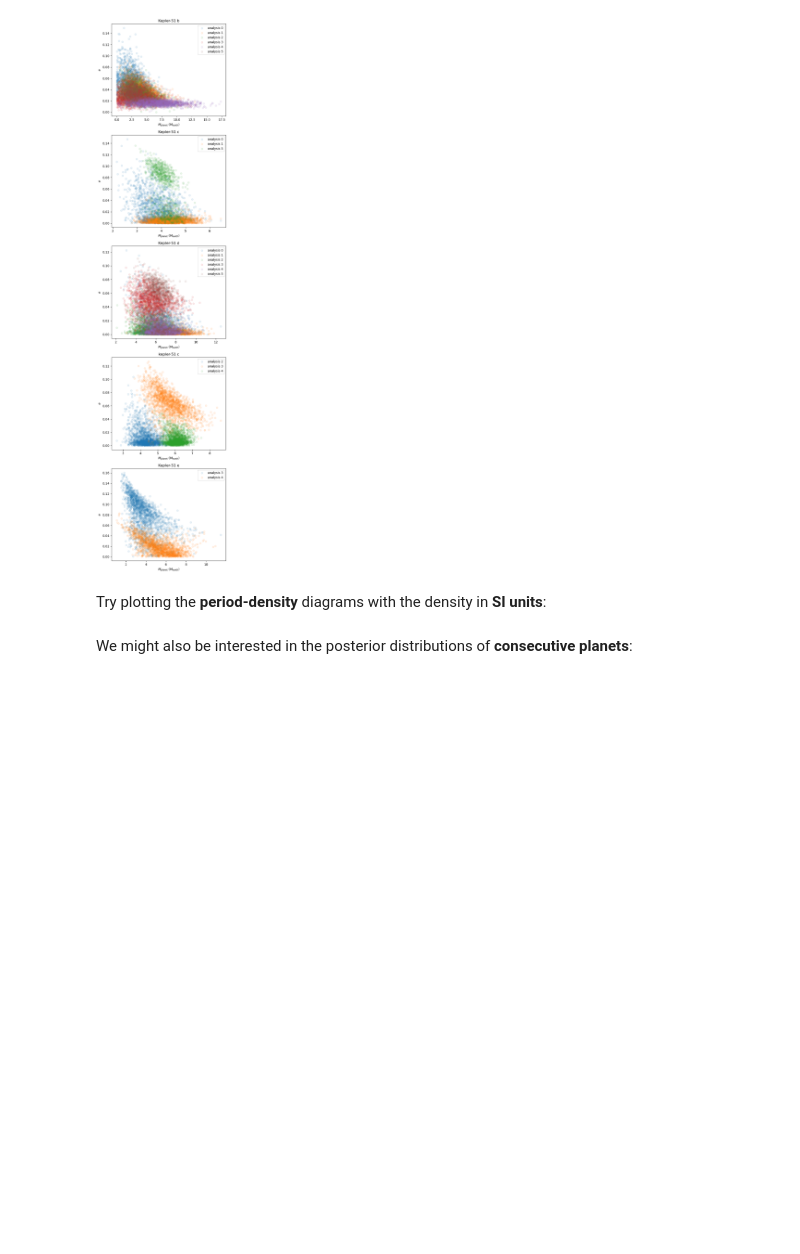
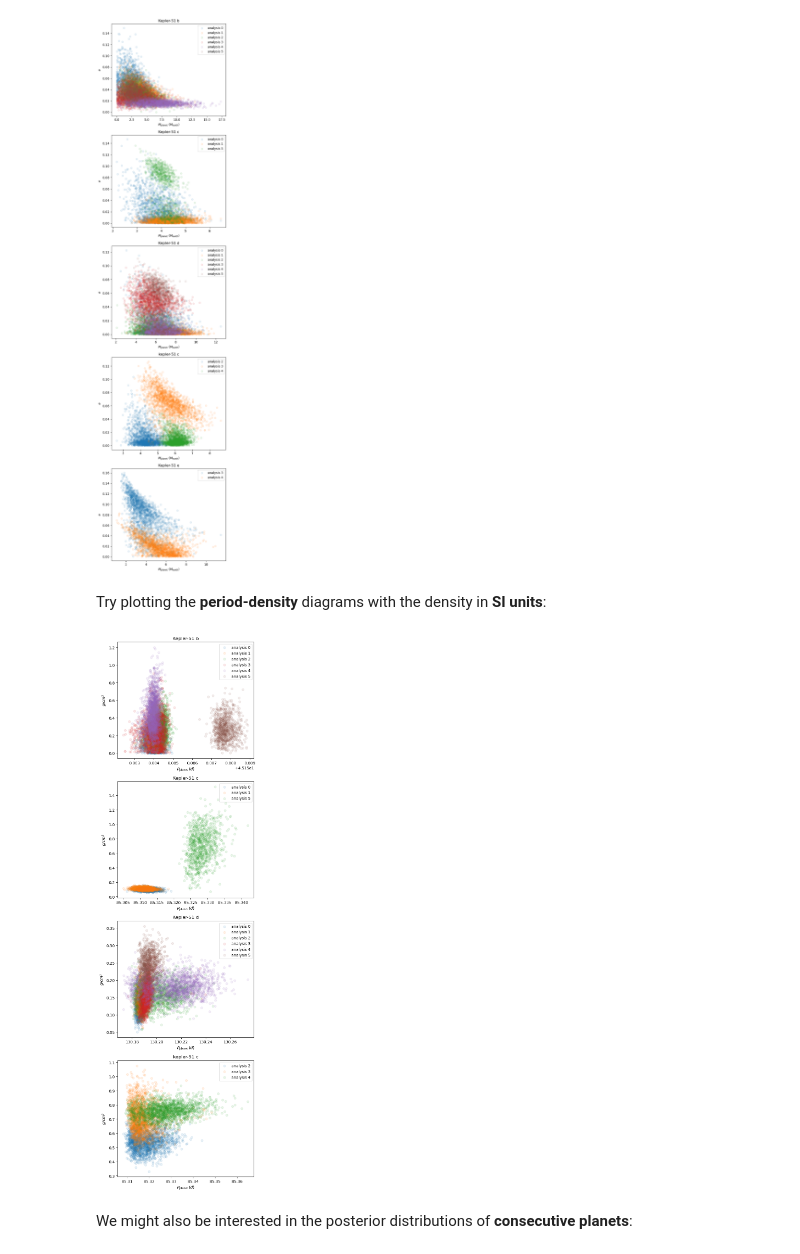
Before and after one commit to adleleu/resonantstate_nb, a Jupyter notebook: notebook_observations.ipynb, the cells around one changed output. Drawn from its saved outputs; the diff is of its cells as text; code cells hidden in the pictures; blank space fills up the shorter version.

```diff
--- a/notebook_observations.ipynb
+++ b/notebook_observations.ipynb
@@ -226,3 +224,7 @@ Try plotting the **period-density** diagrams with the density in **SI units**:
+# %%
+plot_samples(df_list, x_param='period', y_param='density', units='SI')
+# %% [output]
+[figure, added]
 # %% [markdown]
 We might also be interested in the posterior distributions of **consecutive planets**:
 # %%
```
Also changed, not shown: parts of 8 cells of this notebook.
